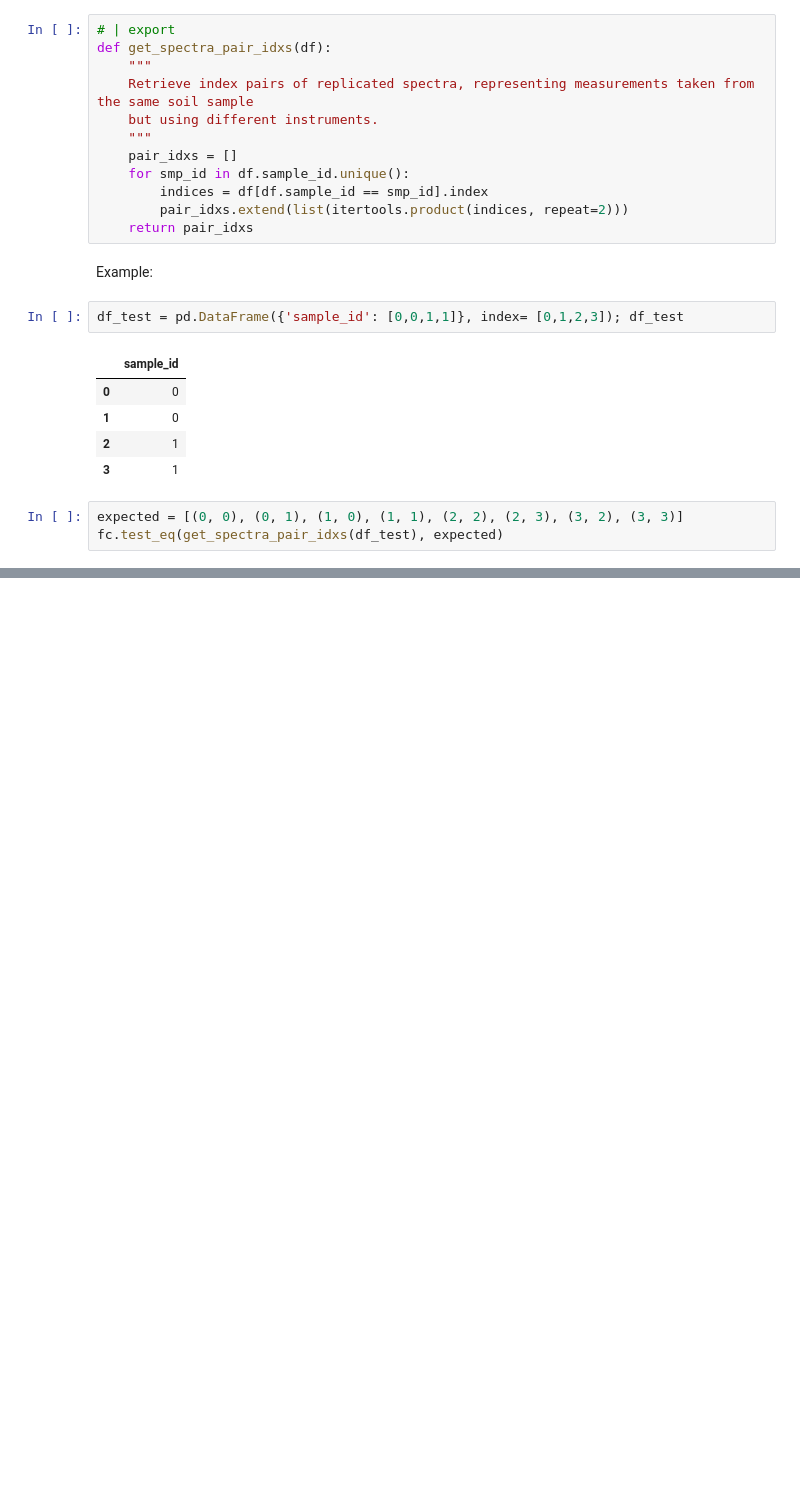
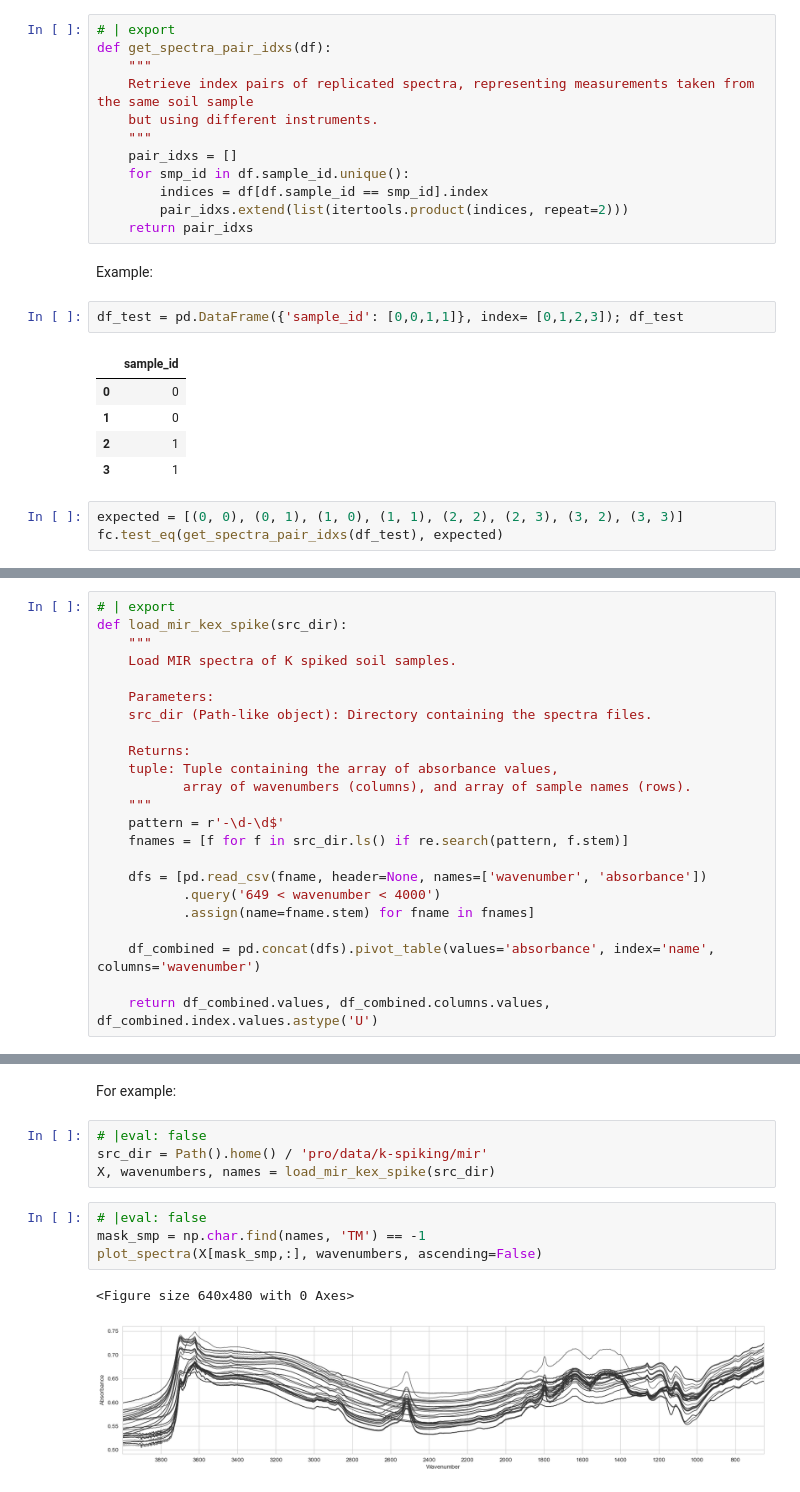
Before and after one commit to franckalbinet/lssm, a Jupyter notebook: nbs/00_loading.ipynb, the cells around one changed output, grey strips where cells are left out. Cells and saved outputs as stored; diff of their text form; blank space fills up the shorter version.

```diff
--- a/nbs/00_loading.ipynb
+++ b/nbs/00_loading.ipynb
@@ -162,0 +174,23 @@ fc.test_eq(get_spectra_pair_idxs(df_test), expected)
+# %%
+# | export
+def load_mir_kex_spike(src_dir):
+    """
+    Load MIR spectra of K spiked soil samples.
+
+    Parameters:
+    src_dir (Path-like object): Directory containing the spectra files.
+
+    Returns:
+    tuple: Tuple containing the array of absorbance values,
+           array of wavenumbers (columns), and array of sample names (rows).
+    """
+    pattern = r'-\d-\d$'
+    fnames = [f for f in src_dir.ls() if re.search(pattern, f.stem)]
+
+    dfs = [pd.read_csv(fname, header=None, names=['wavenumber', 'absorbance'])
+           .query('649 < wavenumber < 4000')
+           .assign(name=fname.stem) for fname in fnames]
+
+    df_combined = pd.concat(dfs).pivot_table(values='absorbance', index='name', columns='wavenumber')
+
+    return df_combined.values, df_combined.columns.values, df_combined.index.values.astype('U')
@@ -162,0 +210,13 @@ fc.test_eq(get_spectra_pair_idxs(df_test), expected)
+# %% [markdown]
+For example:
+# %%
+# |eval: false
+src_dir = Path().home() / 'pro/data/k-spiking/mir'
+X, wavenumbers, names = load_mir_kex_spike(src_dir)
+# %%
+# |eval: false
+mask_smp = np.char.find(names, 'TM') == -1
+plot_spectra(X[mask_smp,:], wavenumbers, ascending=False)
+# %% [output]
+<Figure size 640x480 with 0 Axes>
+[figure, added]
```
Also changed, not shown: parts of 13 cells of this notebook, 28 other files.
